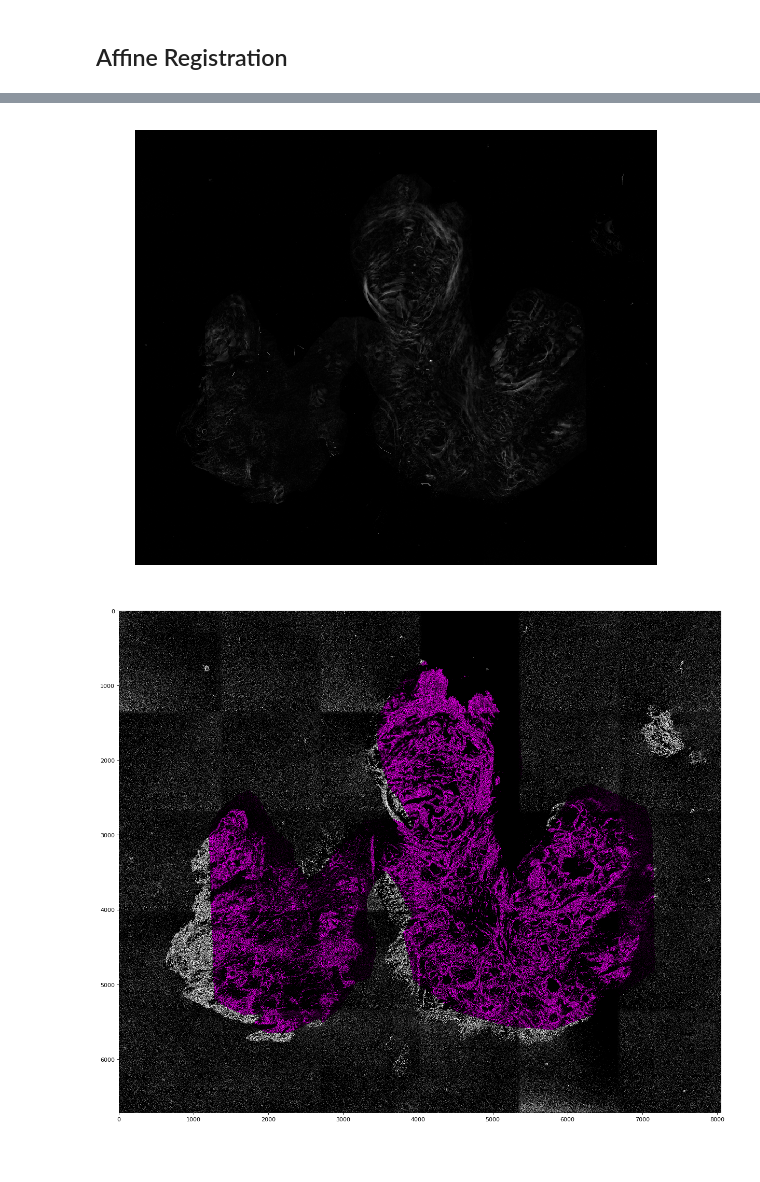
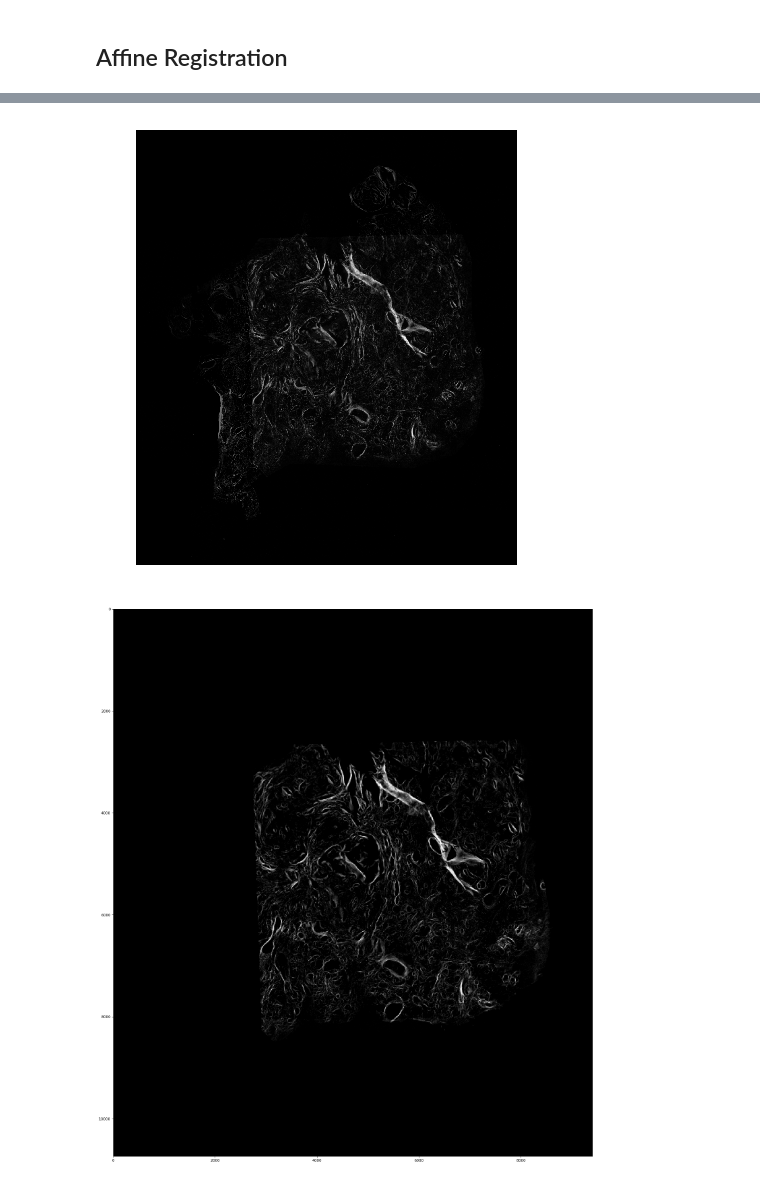
Before and after one commit to uw-loci/polarimetry, a Jupyter notebook: Jupyter Notebooks/MMP registration and Polscope mask.ipynb, the cells around one changed output, grey strips where cells are left out. Saved outputs shown, nothing was run; the diff lists cells and outputs as text; code cells hidden in the pictures; blank space fills up the shorter version.

```diff
--- a/Jupyter Notebooks/MMP registration and Polscope mask.ipynb
+++ b/Jupyter Notebooks/MMP registration and Polscope mask.ipynb
@@ -42,8 +42,8 @@ def affine_registration(fixed_image, moving_image, fixedMask = None, movingMask
     registration_method = sitk.ImageRegistrationMethod()
 
      # Similarity metric settings.|
+    #registration_method.SetMetricAsMeanSquares()
     registration_method.SetMetricAsMattesMutualInformation()
-    #registration_method.SetMetricAsMattesMutualInformation()
     registration_method.SetMetricSamplingStrategy(registration_method.RANDOM)
     registration_method.SetMetricSamplingPercentage(1)
 
@@ -56,13 +56,14 @@ def affine_registration(fixed_image, moving_image, fixedMask = None, movingMask
         registration_method.SetMetricMovingMask(movingMask)
 
         # Optimizer settings.
+    registration_method.SetOptimizerAsRegularStepGradientDescent(20.0, 0.01, 200)
     #registration_method.SetOptimizerAsOnePlusOneEvolutionary(numberOfIterations=100)
-    registration_method.SetOptimizerAsGradientDescent(learningRate=1.0, numberOfIterations=100, convergenceMinimumValue=1e-4, convergenceWindowSize=10)
+    #registration_method.SetOptimizerAsGradientDescent(learningRate=1.0, numberOfIterations=100, convergenceMinimumValue=1e-4, convergenceWindowSize=10)
     registration_method.SetOptimizerScalesFromPhysicalShift()
 
         # Setup for the multi-resolution framework.
     registration_method.SetShrinkFactorsPerLevel(shrinkFactors = [16,8,4,2,1])
-    registration_method.SetSmoothingSigmasPerLevel(smoothingSigmas=[8,4,2,1,0])
+    registration_method.SetSmoothingSigmasPerLevel(smoothingSigmas=[4,2,2,1,1])
     registration_method.SmoothingSigmasAreSpecifiedInPhysicalUnitsOn()
 
         #Redefining initial_transform so the function
@@ -195,7 +243,7 @@ def update_multires_iterations():
 
 Read in the fixed (Polscope) and moving (MMP) images.  The Polscope images need to be converted from nanometers to degrees, to be on the same scale as the MMP images.
 # %%
-sample = 'WP2'
+sample = 'WP9'
 
 fixed = polToDegree(sitk.ReadImage(PolDir + sample + '.tif', sitk.sitkFloat32),35)
 moving = sitk.ReadImage(MMPDir + sample + '_MMP.tif')
@@ -243,11 +311,12 @@ Optimizer's stopping condition, GradientDescentOptimizerv4Template: Convergence
 registered = sitk.Resample(moving, fixed, transform, sitk.sitkLinear, 0.0, moving.GetPixelID())
 display_images_with_alpha(0.7,fixed, registered)
 # %% [output]
-[figure, old version]
+[figure, new version]
 # %%
 #maskedFixed = sitk.Mask(fixed,fixedMask)
-maskedRegistered = registered > 0
-myshow(sitk.LabelOverlay(fixed,maskedRegistered))
+postRegMask = registered > 0
+masked_fixed_image = sitk.Mask(fixed,postRegMask)
+myshow(masked_fixed_image)
 # %% [output]
-[figure, old version]
+[figure, new version]
 # %%
```
Also changed, not shown: parts of 10 cells of this notebook, 1 other file.
